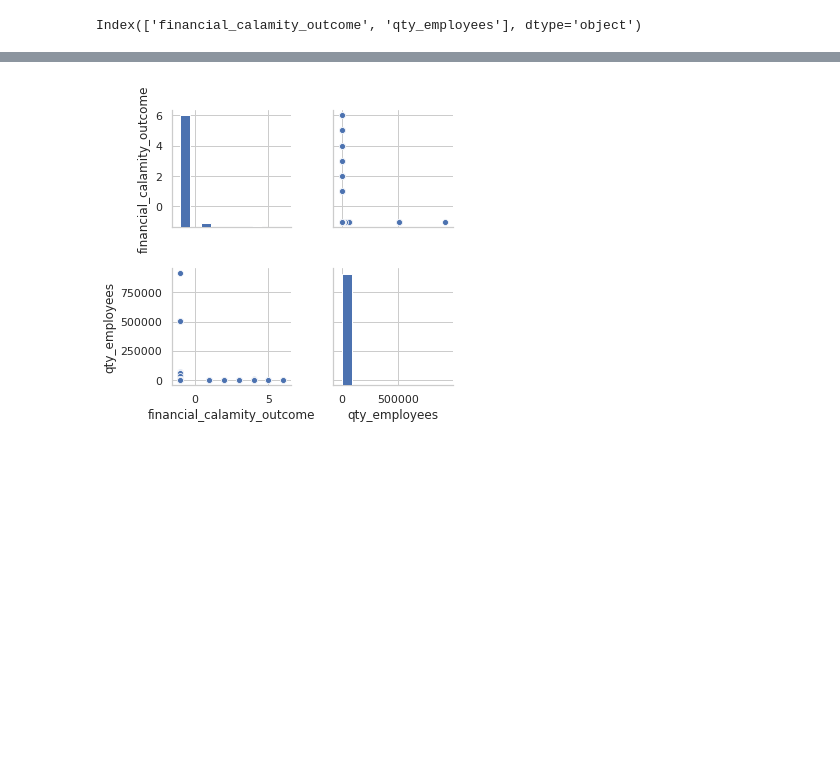
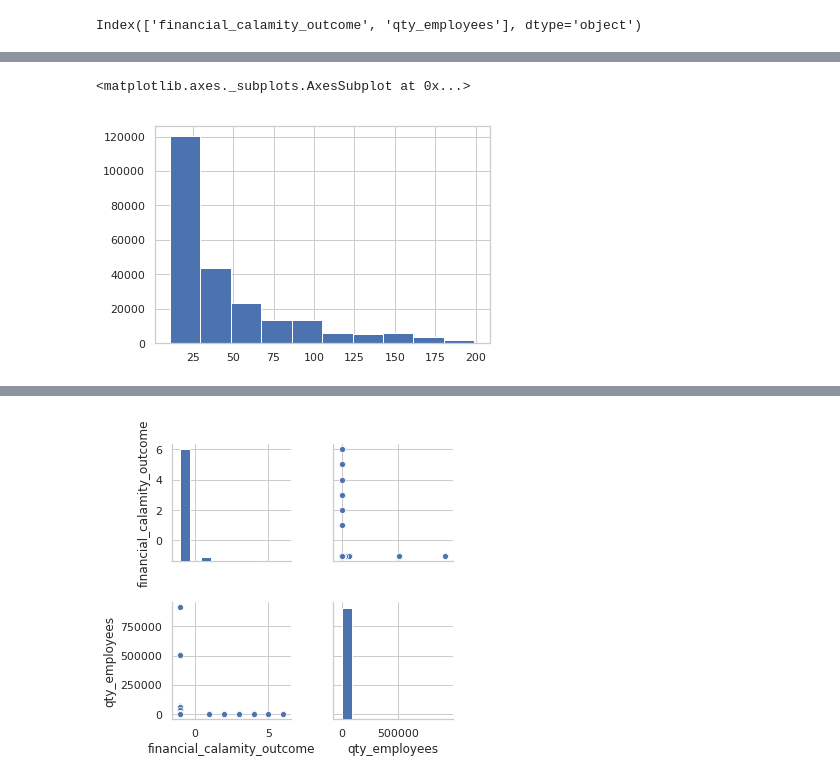
Before and after one commit to mark-me/relocation_indicator, a Jupyter notebook: Notebooks/Data_Merging/graydon_inspect_one_year.ipynb, the cells around one changed output, grey strips where cells are left out. Drawn from its saved outputs; the diff is of its cells as text; code cells hidden in the pictures; blank space fills up the shorter version.

```diff
--- a/Notebooks/Data_Merging/graydon_inspect_one_year.ipynb
+++ b/Notebooks/Data_Merging/graydon_inspect_one_year.ipynb
@@ -629,0 +672,5 @@ financial_calamity_outcome
+# %%
+subset_train.loc[(subset_train.qty_employees>10) & (subset_train.qty_employees<200)]['qty_employees'].hist()
+# %% [output]
+<matplotlib.axes._subplots.AxesSubplot at 0x...>
+[figure, added]
```
Also changed, not shown: parts of 43 cells of this notebook, 1 other file.
